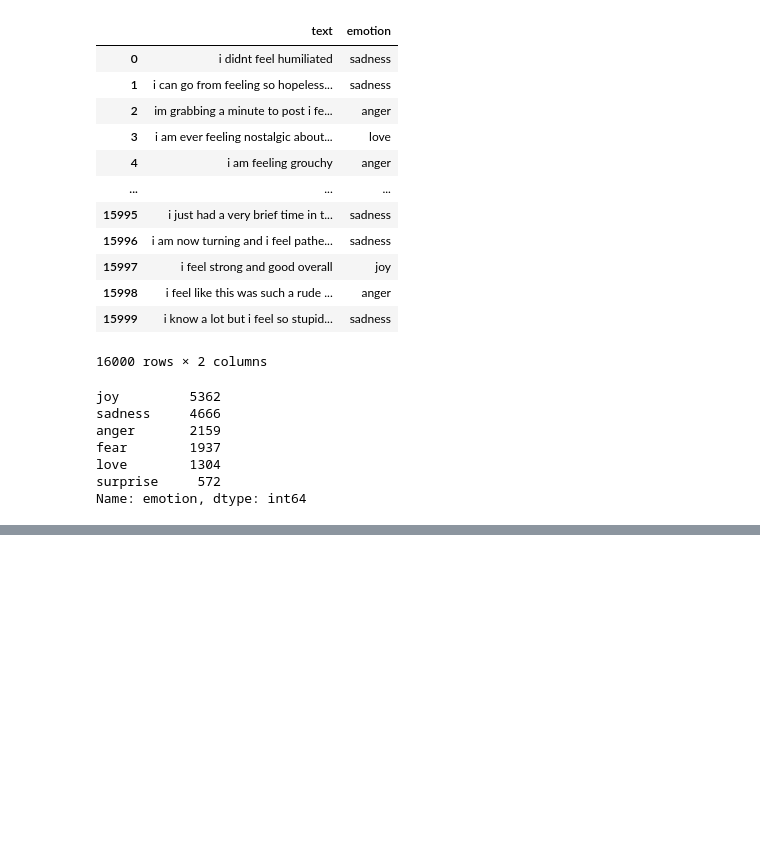
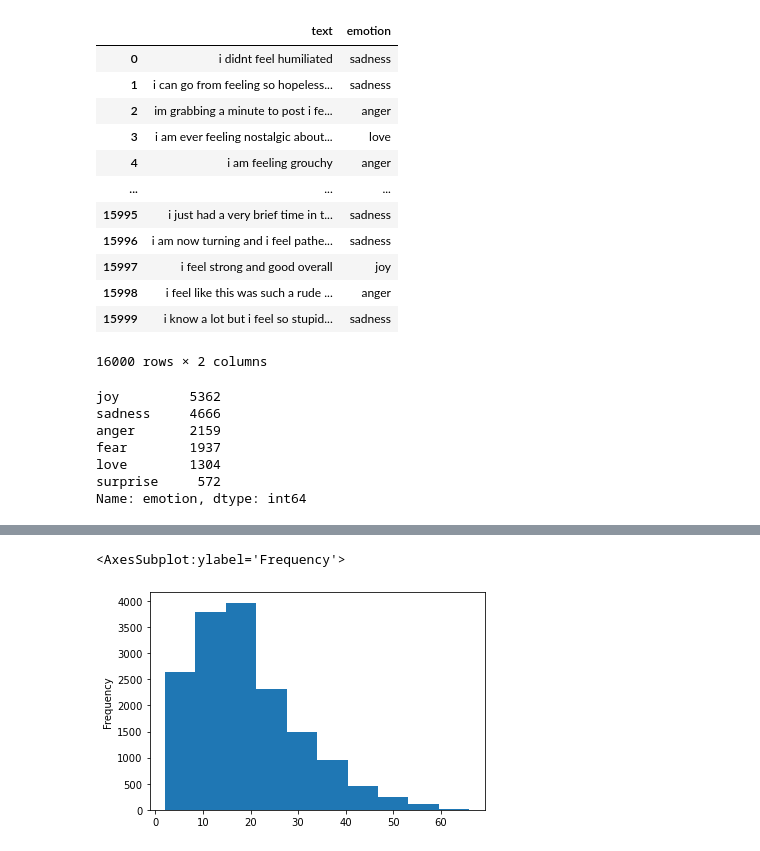
Before and after one commit to Picrik/hacktoberfest_IBMInteractiveStrasbourg, a Jupyter notebook: DEV_analysis.ipynb, the cells around one changed output, grey strips where cells are left out. Drawn from its saved outputs; the diff is of its cells as text; code cells hidden in the pictures; blank space fills up the shorter version.

```diff
--- a/DEV_analysis.ipynb
+++ b/DEV_analysis.ipynb
@@ -40,0 +51,5 @@ Name: emotion, dtype: int64
+# %%
+df_train["size_w"].plot(kind="hist")
+# %% [output]
+<AxesSubplot:ylabel='Frequency'>
+[figure, added]
```
Also changed, not shown: parts of 8 cells of this notebook.
